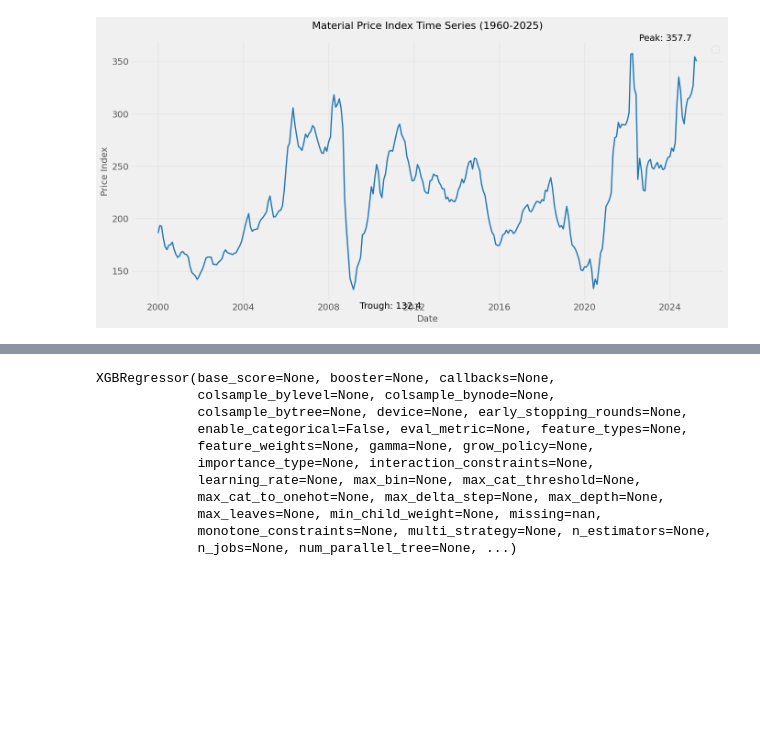
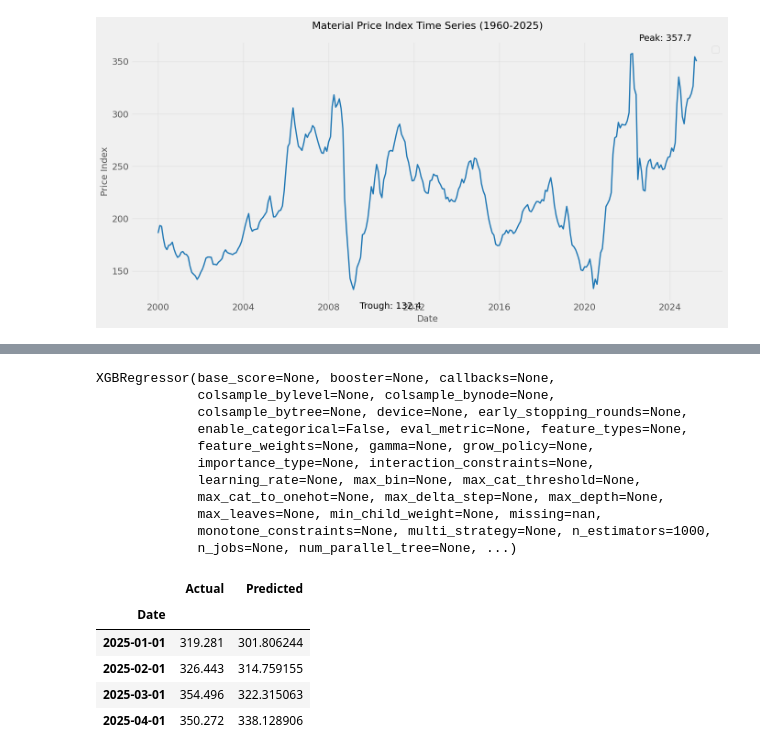
Before and after one commit to kosalaMaduwantha/predict-material-price, a Jupyter notebook: src/time-series-analysis/xgboost/model-fitting-xgboost.ipynb, the cells around one changed output, grey strips where cells are left out. Saved outputs shown, nothing was run; the diff lists cells and outputs as text; code cells hidden in the pictures; blank space fills up the shorter version.

Commit message:
implement the plotting of the predictions done by the xgboost model

```diff
--- a/src/time-series-analysis/xgboost/model-fitting-xgboost.ipynb
+++ b/src/time-series-analysis/xgboost/model-fitting-xgboost.ipynb
@@ -200,11 +200,9 @@ data_frame.head()
 train_data = data_frame[data_frame['Date'] < '2024-12-31']
 test_data = data_frame[data_frame['Date'] >= '2024-12-31']
 # %%
-model = XGBRegressor()
+model = XGBRegressor(n_estimators=100)
 # training the model
 model.fit(train_data[['Year','Month','lag_1','lag_2','lag_3', 'rolling_mean', 'fourier_transformed']], train_data['Value'])
-#TODO: need to make the dataset as a supervised learning dataset - lag feature is already created
-# lag features can be used for fitting the model
 # %% [output]
 XGBRegressor(base_score=None, booster=None, callbacks=None,
              colsample_bylevel=None, colsample_bynode=None,
@@ -215,5 +213,27 @@ XGBRegressor(base_score=None, booster=None, callbacks=None,
              learning_rate=None, max_bin=None, max_cat_threshold=None,
              max_cat_to_onehot=None, max_delta_step=None, max_depth=None,
              max_leaves=None, min_child_weight=None, missing=nan,
-             monotone_constraints=None, multi_strategy=None, n_estimators=None,
+             monotone_constraints=None, multi_strategy=None, n_estimators=1000,
              n_jobs=None, num_parallel_tree=None, ...)
+# %%
+# get the predictions for the testing data
+predictions = model.predict(test_data[['Year','Month','lag_1','lag_2','lag_3', 'rolling_mean', 'fourier_transformed']])
+# predictions = pd.Series(predictions, index=test_data.index)
+# predictions.head()
+# create pandas dataframe outof the predictions
+predictions_df = pd.DataFrame({
+    'Date': test_data['Date'],
+    'Actual': test_data['Value'],
+    'Predicted': predictions
+})
+# set the date as index
+predictions_df.set_index('Date', inplace=True)
+# plot the actual vs predicted values
+predictions_df.head()
+# %% [output]
+|  | Actual | Predicted |
+| Date |  |  |
+| 2025-01-01 | 319.281 | 301.806244 |
+| 2025-02-01 | 326.443 | 314.759155 |
+| 2025-03-01 | 354.496 | 322.315063 |
+| 2025-04-01 | 350.272 | 338.128906 |
```
Also changed, not shown: parts of 2 cells of this notebook.
